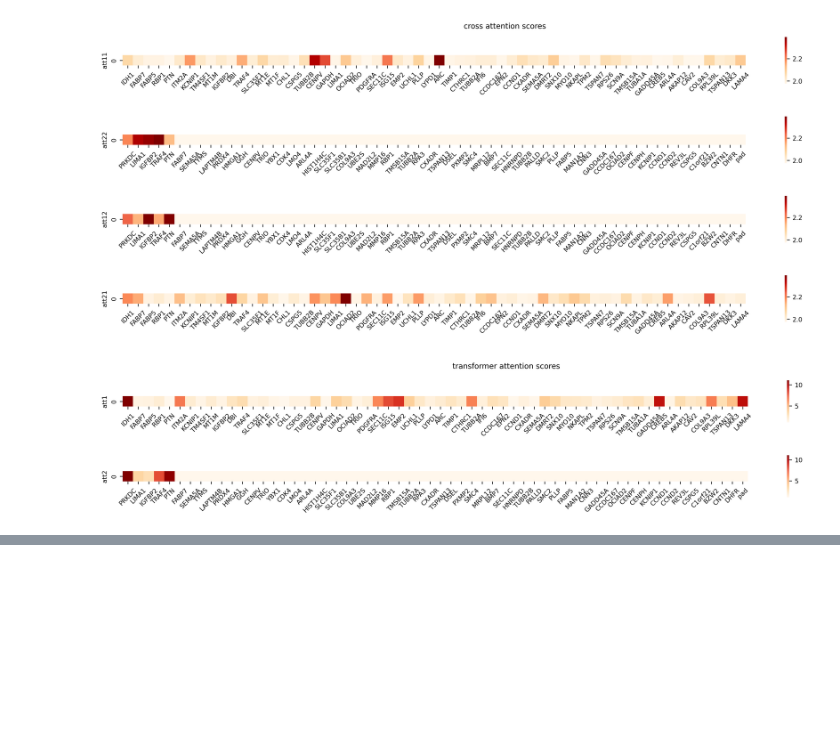
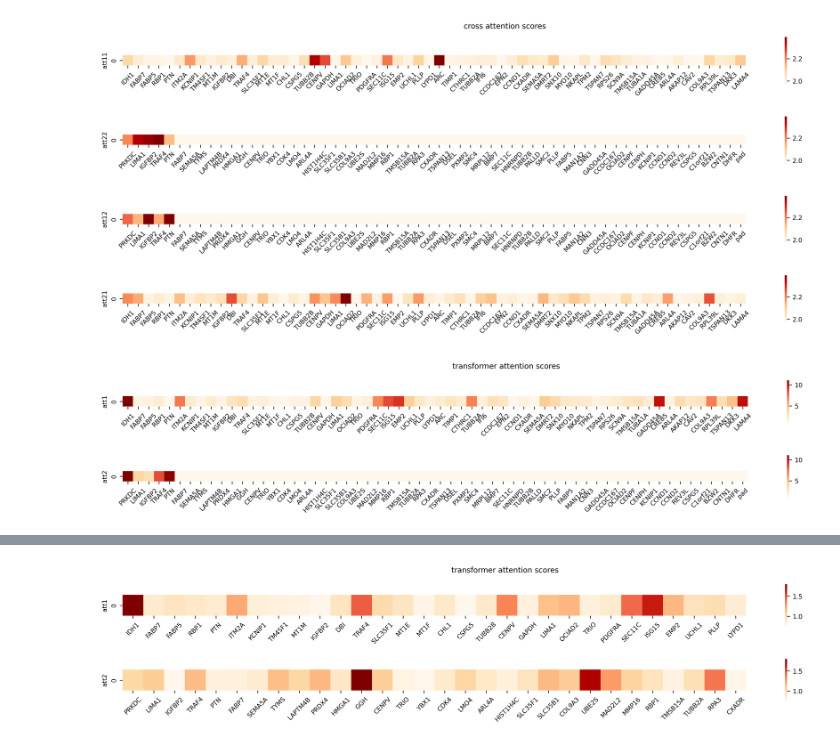
Before and after one commit to JieZheng-ShanghaiTech/SLformer, a Jupyter notebook: IDH1_analysis.ipynb, the cells around one changed output, grey strips where cells are left out. Drawn from its saved outputs; the diff is of its cells as text; code cells hidden in the pictures; blank space fills up the shorter version.

```diff
--- a/IDH1_analysis.ipynb
+++ b/IDH1_analysis.ipynb
@@ -196,0 +362,4 @@ plot_att_vec(np.vstack(trans_att_IDH1_PRKDC))
+# %%
+plot_att_vec(trans_att_all)
+# %% [output]
+[figure, added]
```
Also changed, not shown: parts of 12 cells of this notebook, 47 other files.
